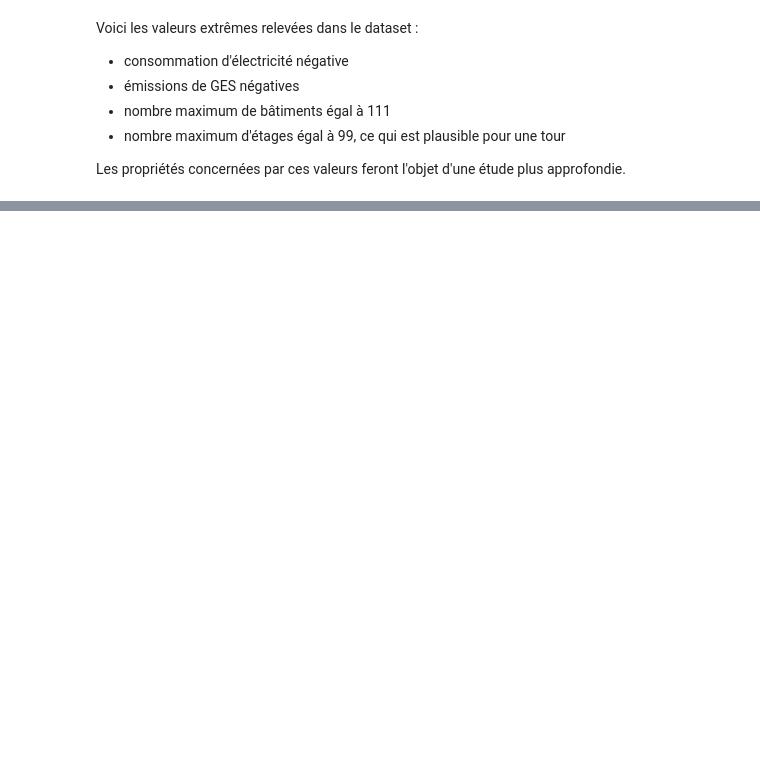
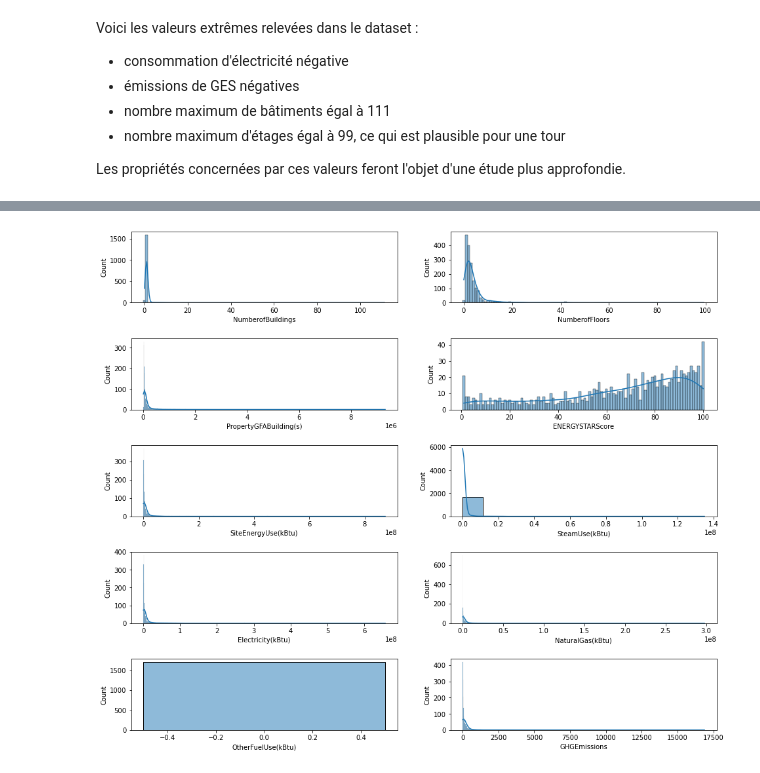
Before and after one commit to sebastienbourgeois/oc-p4-anticiper-besoin-consommation-batiments, a Jupyter notebook: Pelec_01_notebook.ipynb, the cells around one changed output, grey strips where cells are left out. Cells and saved outputs as stored; diff of their text form; code cells hidden in the pictures; blank space fills up the shorter version.

Commit message:
MAJ notebook : graphiques sortis sur chacune des variables

```diff
--- a/Pelec_01_notebook.ipynb
+++ b/Pelec_01_notebook.ipynb
@@ -519,0 +526,47 @@ Les propriétés concernées par ces valeurs feront l'objet d'une étude plus ap
+# %%
+# Il y a besoin de 10 graphiques
+fig, axs = plt.subplots(5, 2, figsize=(16,14))
+
+# NumberofBuildings
+sns.histplot(ax=axs[0, 0], x='NumberofBuildings', data=batiments_data, discrete=True, kde=True)
+#axs[0, 0].set_title("NumberofBuildings")
+
+# NumberofFloors
+sns.histplot(ax=axs[0, 1], x='NumberofFloors', data=batiments_data, discrete=True, kde=True)
+#axs[0, 1].set_title("NumberofFloors")
+
+# PropertyGFABuilding(s)
+sns.histplot(ax=axs[1, 0], x='PropertyGFABuilding(s)', data=batiments_data, kde=True)
+#axs[1, 0].set_title("PropertyGFABuilding(s)")
+
+# ENERGYSTARScore
+sns.histplot(ax=axs[1,1], x='ENERGYSTARScore', data=batiments_data, discrete=True, kde=True)
+#axs[1,1].set_title("ENERGYSTARScore")
+
+# SiteEnergyUse(kBtu)
+sns.histplot(ax=axs[2,0], x='SiteEnergyUse(kBtu)', data=batiments_data, kde=True)
+#axs[2,0].set_title("SiteEnergyUse(kBtu)")
+
+# SteamUse(kBtu)
+sns.histplot(ax=axs[2,1], x='SteamUse(kBtu)', data=batiments_data, kde=True)
+#axs[2,1].set_title("SteamUse(kBtu)")
+
+# Electricity(kBtu)
+sns.histplot(ax=axs[3,0], x='Electricity(kBtu)', data=batiments_data, kde=True)
+#axs[3,0].set_title("Electricity(kBtu)")
+
+# NaturalGas(kBtu)
+sns.histplot(ax=axs[3, 1], x='NaturalGas(kBtu)', data=batiments_data, kde=True)
+#axs[3, 1].set_title("NaturalGas(kBtu)")
+
+# OtherFuelUse(kBtu)
+sns.histplot(ax=axs[4, 0], x='OtherFuelUse(kBtu)', data=batiments_data, kde=True)
+#axs[4, 0].set_title("OtherFuelUse(kBtu))")
+
+# GHGEmissions
+sns.histplot(ax=axs[4,1], x='GHGEmissions', data=batiments_data, kde=True)
+#axs[4,1].set_title("GHGEmissions")
+
+plt.subplots_adjust(hspace=0.5)
+# %% [output]
+[figure, added]
```
Also changed, not shown: parts of 6 cells of this notebook.
